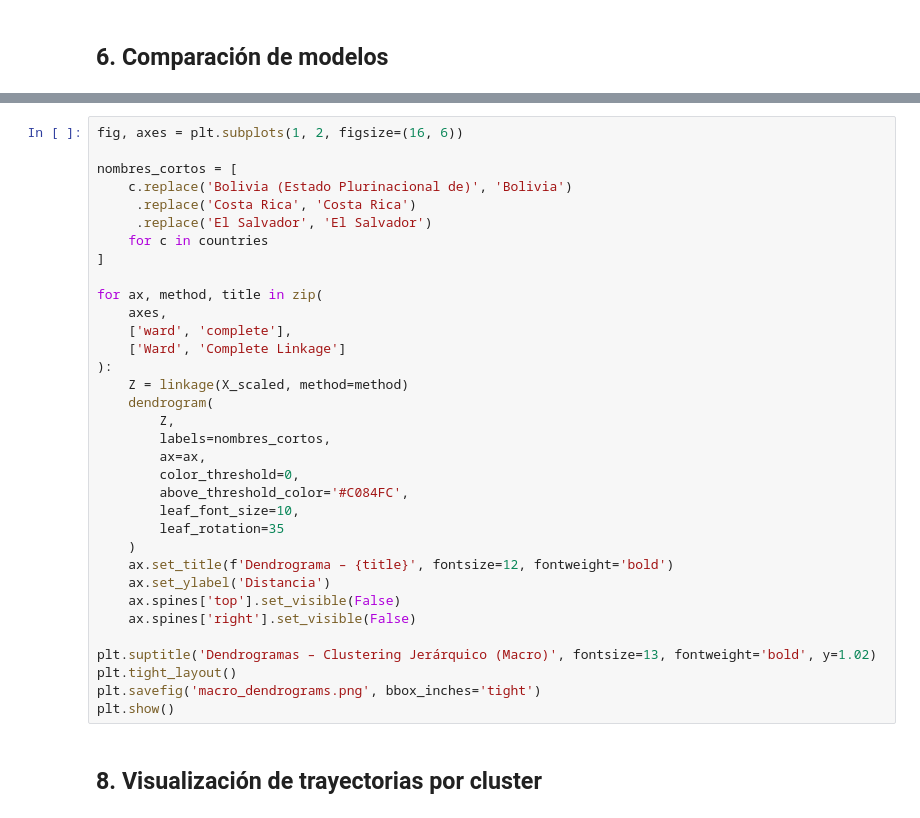
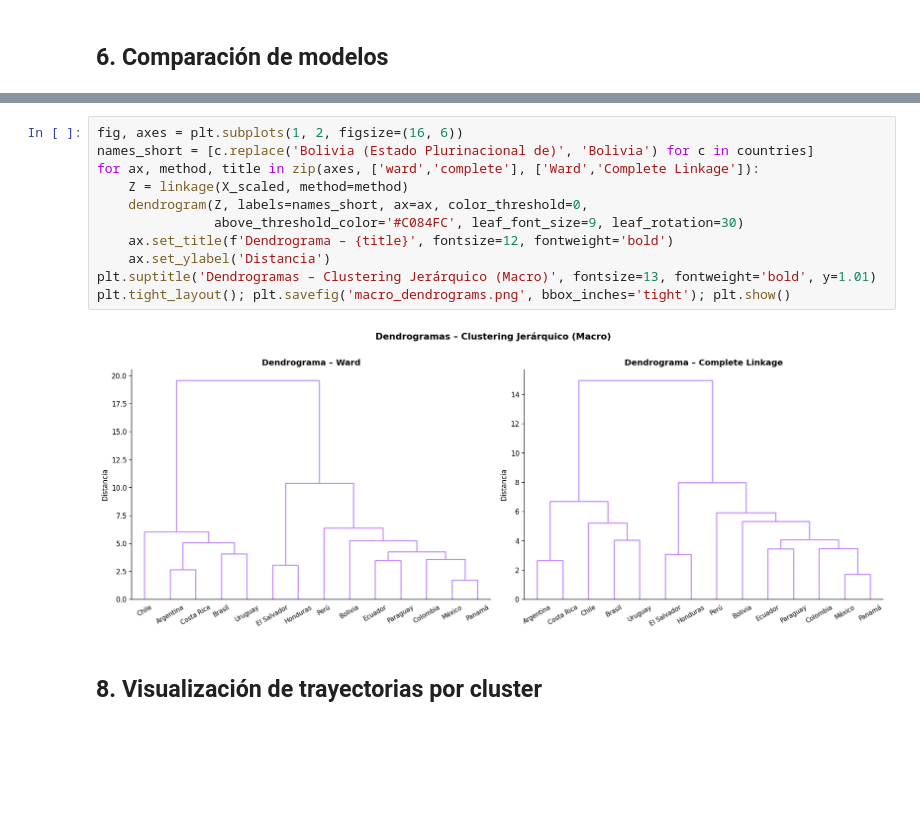
Before and after one commit to nadissa1508/MD_Proyecto_final, a Jupyter notebook: clustering_macro.ipynb, the cells around one changed output, grey strips where cells are left out. Saved outputs shown, nothing was run; the diff lists cells and outputs as text; blank space fills up the shorter version.

```diff
--- a/clustering_macro.ipynb
+++ b/clustering_macro.ipynb
@@ -426,37 +415,16 @@ display(resultados)
 # %%
 fig, axes = plt.subplots(1, 2, figsize=(16, 6))
-
-nombres_cortos = [
-    c.replace('Bolivia (Estado Plurinacional de)', 'Bolivia')
-     .replace('Costa Rica', 'Costa Rica')
-     .replace('El Salvador', 'El Salvador')
-    for c in countries
-]
-
-for ax, method, title in zip(
-    axes,
-    ['ward', 'complete'],
-    ['Ward', 'Complete Linkage']
-):
+names_short = [c.replace('Bolivia (Estado Plurinacional de)', 'Bolivia') for c in countries]
+for ax, method, title in zip(axes, ['ward','complete'], ['Ward','Complete Linkage']):
     Z = linkage(X_scaled, method=method)
-    dendrogram(
-        Z,
-        labels=nombres_cortos,
-        ax=ax,
-        color_threshold=0,
-        above_threshold_color='#C084FC',
-        leaf_font_size=10,
-        leaf_rotation=35
-    )
+    dendrogram(Z, labels=names_short, ax=ax, color_threshold=0,
+               above_threshold_color='#C084FC', leaf_font_size=9, leaf_rotation=30)
     ax.set_title(f'Dendrograma – {title}', fontsize=12, fontweight='bold')
     ax.set_ylabel('Distancia')
-    ax.spines['top'].set_visible(False)
-    ax.spines['right'].set_visible(False)
-
-plt.suptitle('Dendrogramas – Clustering Jerárquico (Macro)', fontsize=13, fontweight='bold', y=1.02)
-plt.tight_layout()
-plt.savefig('macro_dendrograms.png', bbox_inches='tight')
-plt.show()
+plt.suptitle('Dendrogramas – Clustering Jerárquico (Macro)', fontsize=13, fontweight='bold', y=1.01)
+plt.tight_layout(); plt.savefig('macro_dendrograms.png', bbox_inches='tight'); plt.show()
+# %% [output]
+[figure, added]
 # %% [markdown]
 ## 8. Visualización de trayectorias por cluster
 # %%
```
Also changed, not shown: parts of 32 cells of this notebook, 5 other files.
